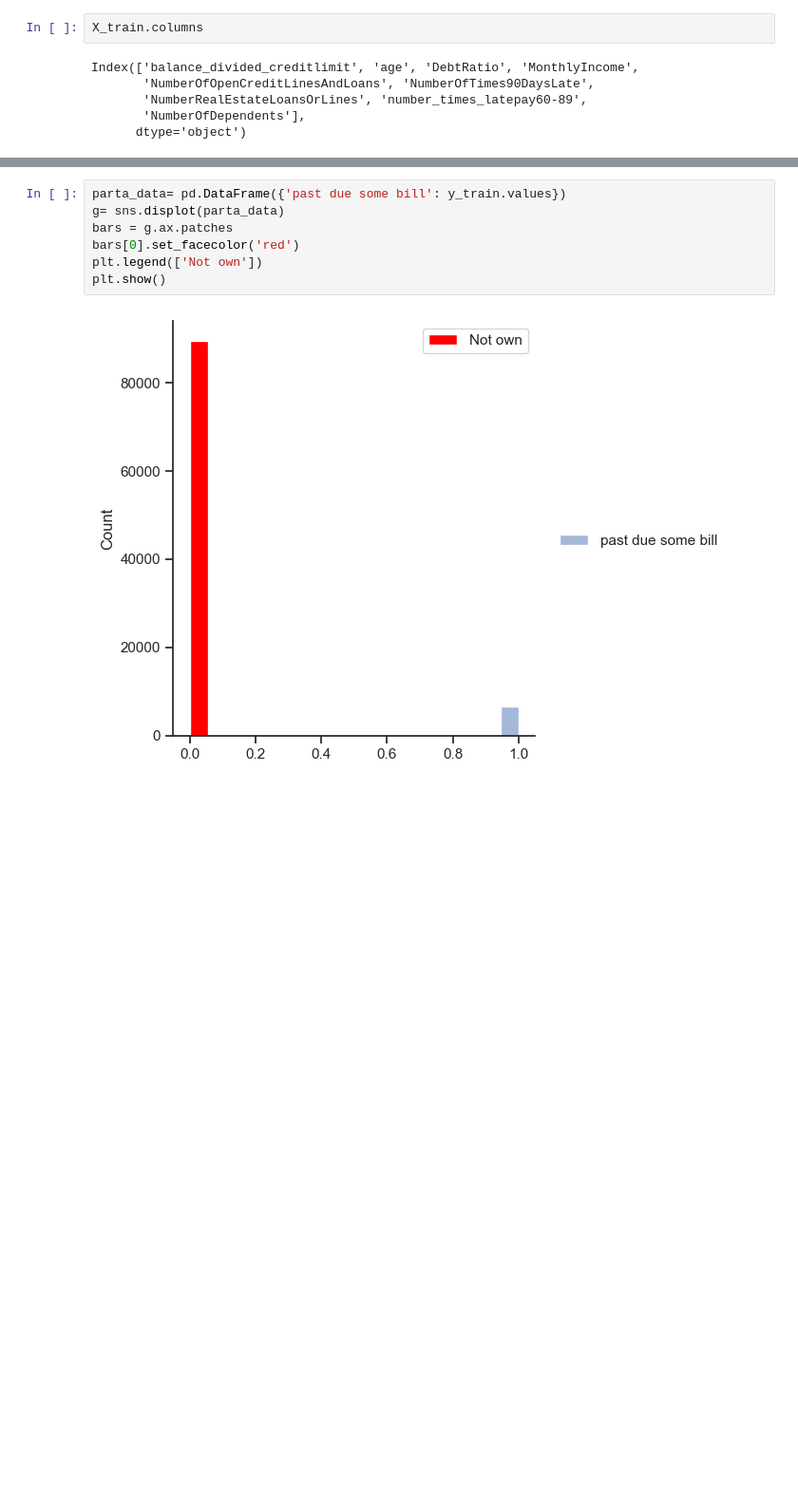
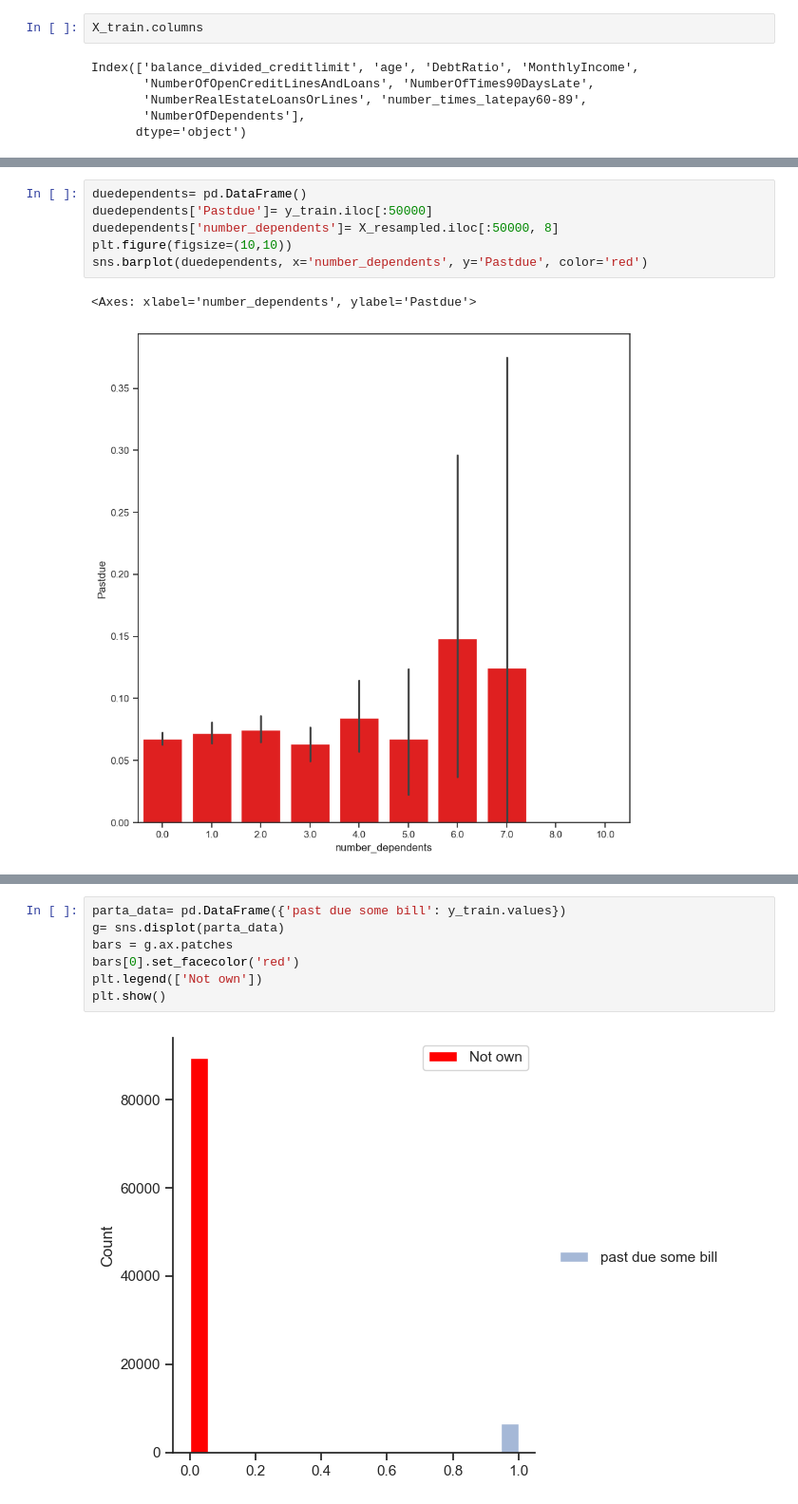
Before and after one commit to ectormgl/givemecredit, a Jupyter notebook: notebook/main.ipynb, the cells around one changed output, grey strips where cells are left out. Shown at 95% size. Saved outputs shown, nothing was run; the diff lists cells and outputs as text; blank space fills up the shorter version.

```diff
--- a/notebook/main.ipynb
+++ b/notebook/main.ipynb
@@ -114,0 +209,9 @@ Name: count, Length: 141, dtype: int64
+# %%
+duedependents= pd.DataFrame()
+duedependents['Pastdue']= y_train.iloc[:50000]
+duedependents['number_dependents']= X_resampled.iloc[:50000, 8]
+plt.figure(figsize=(10,10))
+sns.barplot(duedependents, x='number_dependents', y='Pastdue', color='red')
+# %% [output]
+<Axes: xlabel='number_dependents', ylabel='Pastdue'>
+[figure, added]
```
Also changed, not shown: parts of 36 cells of this notebook, 1 other file.
